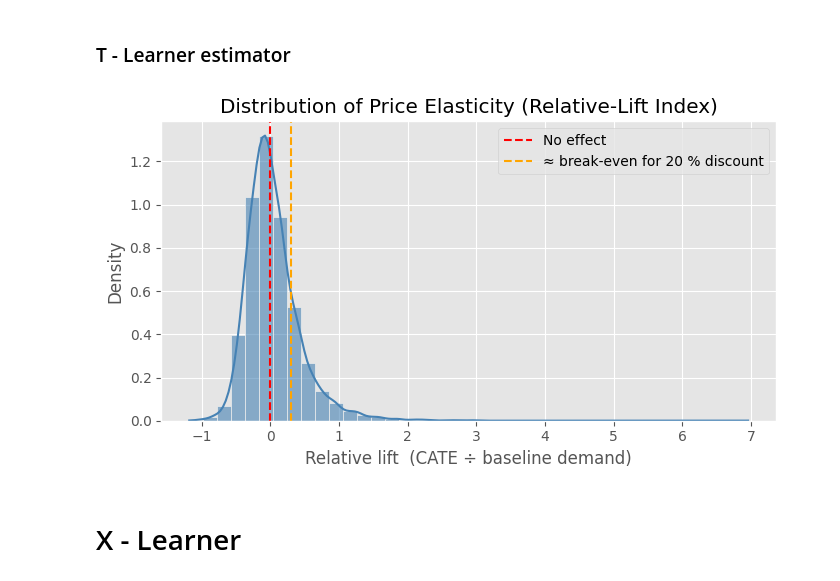
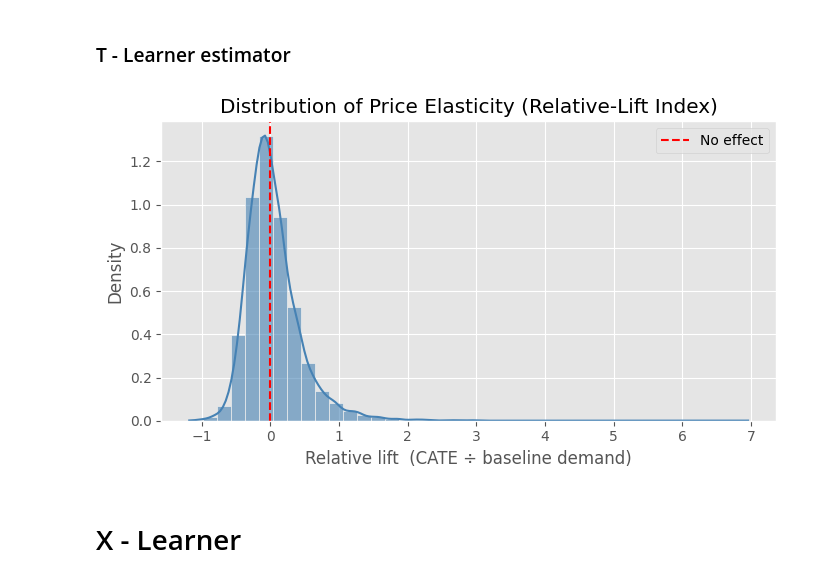
Before and after one commit to juanpi19/medium-articles, a Jupyter notebook: heterogeneous-treatment-effect/meta_learners.ipynb, the cells around one changed output. Saved outputs shown, nothing was run; the diff lists cells and outputs as text; code cells hidden in the pictures.

Commit message:
changing plot

```diff
--- a/heterogeneous-treatment-effect/meta_learners.ipynb
+++ b/heterogeneous-treatment-effect/meta_learners.ipynb
@@ -79,25 +79,25 @@ df2 = df.groupby('Customer ID')[['q0_pred', 'rel_lift']].mean()
 # %%
 plt.figure(figsize=(7, 4))
 lift = df["rel_lift"]
 
 sns.histplot(lift,
              bins=40,
              kde=True,
              stat="density",
              color="steelblue",
              alpha=0.6)
 
 plt.axvline(0, c="red", ls="--", label="No effect")
-plt.axvline(0.30, c="orange", ls="--", label="≈ break-even for 20 % discount")  # tweak if needed
+# plt.axvline(0.30, c="orange", ls="--", label="≈ break-even for 20 % discount")
 
 plt.title("Distribution of Price Elasticity (Relative-Lift Index)")
-plt.xlabel("Relative lift  (CATE ÷ baseline demand)")          # add “(%)” if you scaled
+plt.xlabel("Relative lift  (CATE ÷ baseline demand)")
 plt.ylabel("Density")
 plt.legend()
 plt.tight_layout()
 plt.show()
 # %% [output]
-[figure, old version]
+[figure, new version]
 # %% [markdown]
 # X - Learner
 # %% [markdown]
```
